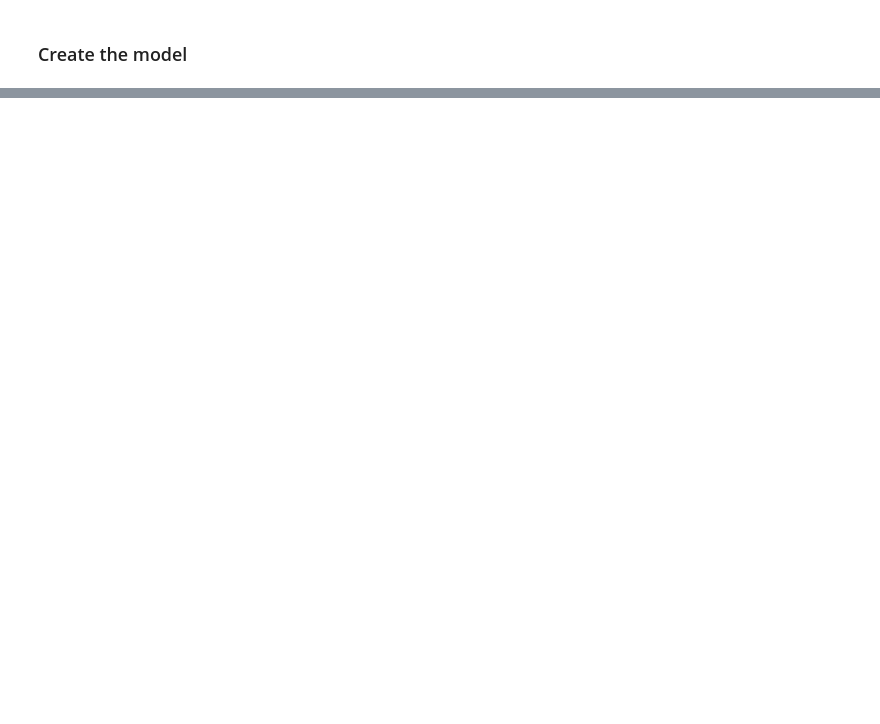
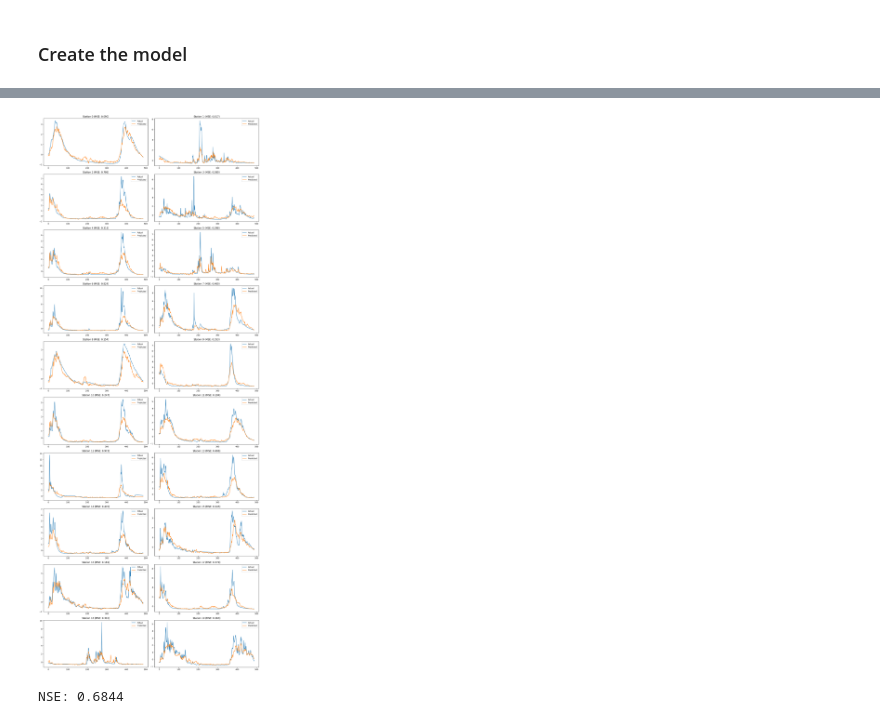
Before and after one commit to TWilson05/EOSC-410-Final-Project, a Jupyter notebook: cnn_lstm_model.ipynb, the cells around one changed output, grey strips where cells are left out. Saved outputs shown, nothing was run; the diff lists cells and outputs as text; code cells hidden in the pictures; blank space fills up the shorter version.

```diff
--- a/cnn_lstm_model.ipynb
+++ b/cnn_lstm_model.ipynb
@@ -229,0 +347,27 @@ plt.show()
+# %%
+# Train/test split
+train_frac = 0.7
+val_frac = 0.15
+test_frac = 0.15
+
+n_train = int(train_frac * len(x_data))
+n_val = int(val_frac * len(x_data))
+n_test = len(x_data) - n_train - n_val
+
+x_train, y_train = x_data[:n_train], y_data[:n_train]
+x_val, y_val = x_data[n_train:n_train+n_val], y_data[n_train:n_train+n_val]
+x_test, y_test = x_data[-n_test:], y_data[-n_test:]
+stream_train = stream_data[:n_train]
+stream_val = stream_data[n_train:n_train+n_val]
+stream_test = stream_data[-n_test:]
+
+# Train the model
+history = model.fit([x_train, stream_train], y_train,
+                    validation_data=([x_val, stream_val], y_val),
+                    epochs=12,
+                    batch_size=8,
+                    verbose=1)
+
+# Evaluate the model
+test_loss, test_mae = model.evaluate([x_val, stream_val], y_val)
+print(f"Test Loss: {test_loss}, Test MAE: {test_mae}")
@@ -229,0 +392,19 @@ plt.show()
+# %%
+# plot the model predictions for the first 20 stations using subplots
+import matplotlib.pyplot as plt
+n_plot = 20
+
+predictions = model.predict([x_val, stream_val])
+
+fig, axs = plt.subplots(n_plot // 2, 2, figsize=(16, n_plot * 2))
+for i in range(n_plot):
+    mse = np.mean((y_val[:, i] - predictions[:, i]) ** 2)
+    station = i
+    ax = axs[i // 2, i % 2]
+    ax.plot(y_val[:, station], label='Actual')
+    ax.plot(predictions[:, station], label='Predicted')
+    ax.set_title(f"Station {station} (MSE: {mse:.3f})")
+    ax.legend()
+plt.tight_layout()
+plt.show()
+# %% [output]
@@ -229,0 +412,21 @@ plt.show()
+[figure, added]
+# %%
+def calculate_nse(y_true, y_pred):
+    """
+    Compute the Nash-Sutcliffe Efficiency (NSE).
+    Args:
+        y_true: Array of true values (observations).
+        y_pred: Array of predicted values.
+    Returns:
+        NSE value.
+    """
+    numerator = np.sum((y_true - y_pred) ** 2)
+    denominator = np.sum((y_true - np.mean(y_true)) ** 2)
+    nse = 1 - numerator / denominator
+    return nse
+
+station_nse = [calculate_nse(y_val[:, i], predictions[:, i]) for i in range(y_val.shape[1])]
+nse_score = np.mean(station_nse)
+print(f"NSE: {nse_score:.4f}")
+# %% [output]
+NSE: 0.6844
```
Also changed, not shown: parts of 12 cells of this notebook, 2 other files.
